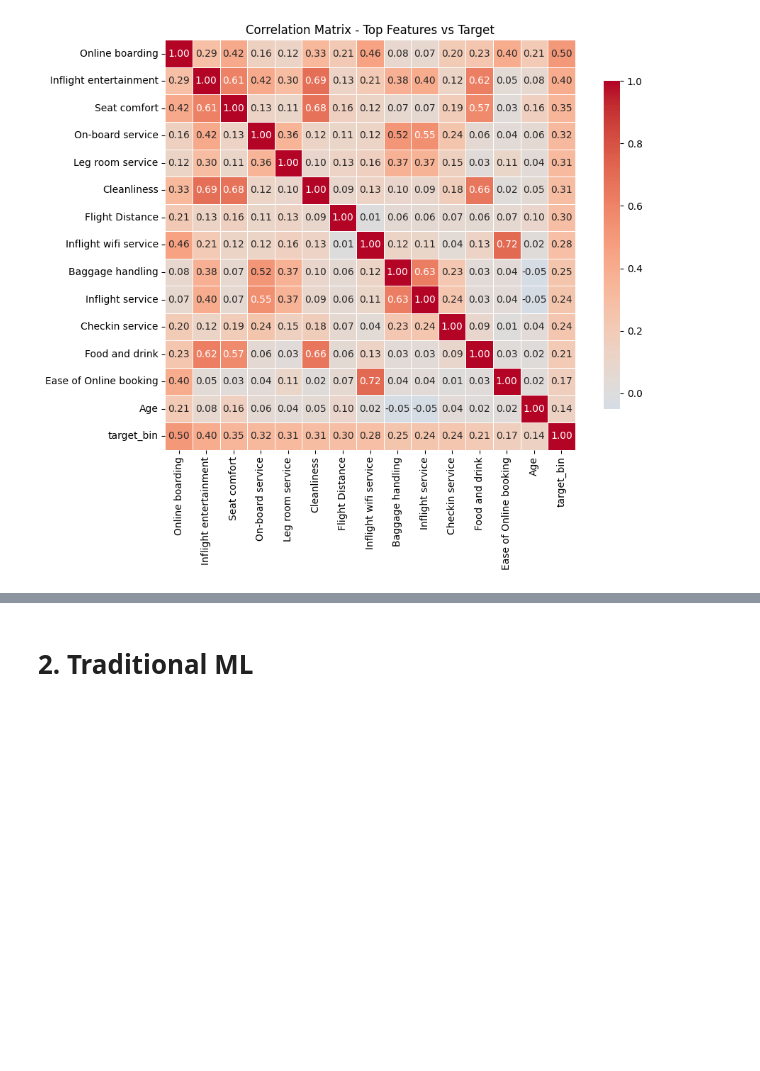
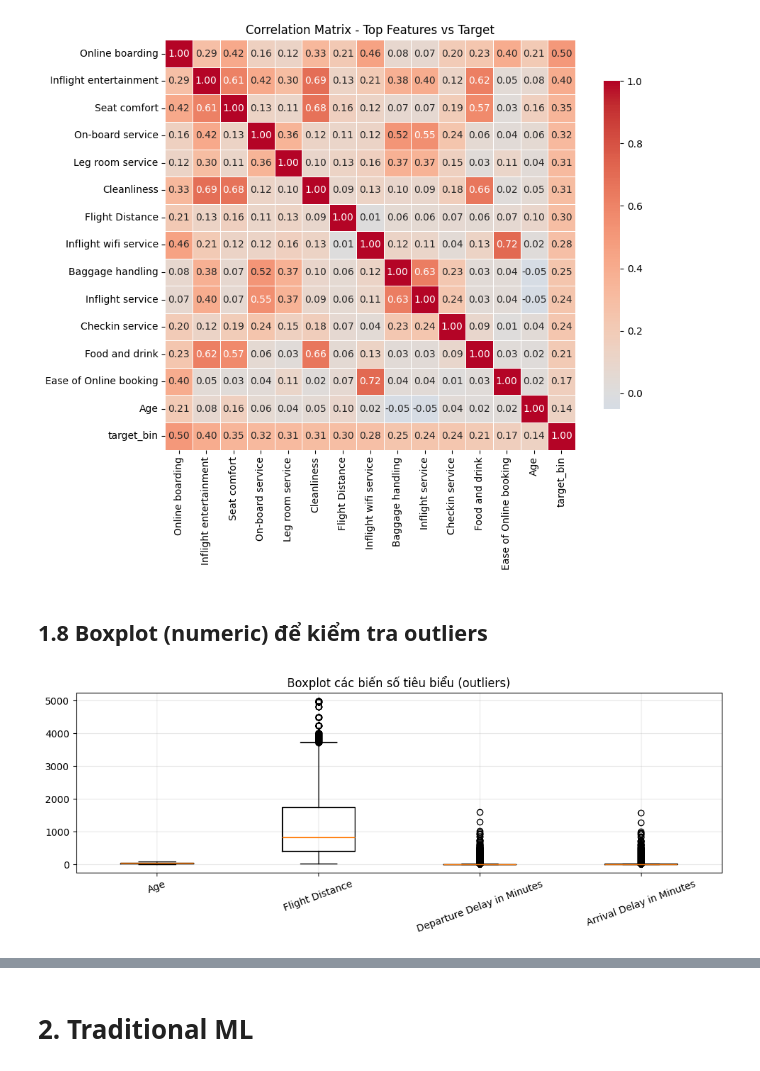
Before and after one commit to bachkhmt/ML_252, a Jupyter notebook: notebooks/CaoKhoa.ipynb, the cells around one changed output, grey strips where cells are left out. Drawn from its saved outputs; the diff is of its cells as text; code cells hidden in the pictures; blank space fills up the shorter version.

```diff
--- a/notebooks/CaoKhoa.ipynb
+++ b/notebooks/CaoKhoa.ipynb
@@ -33,7 +33,7 @@ warnings.filterwarnings("ignore")
 # Ví dụ:
 #   CLI_ARGS = "--out_dir /content/drive/MyDrive/ML_Project/runs/exp1/ --fast"
 # CLI_ARGS = "--out_dir /content/drive/MyDrive/ML_Project/runs/exp1/ --fast"
-CLI_ARGS = ""
+CLI_ARGS = "--out_dir outputs"
 
 def parse_args(cli_args: str = ""):
     parser = argparse.ArgumentParser(add_help=False)
@@ -424,3 +436,23 @@ plt.show()
 | Arrival Delay in Minutes | -0.057582 |
 [figure]
 [figure]
+# %% [markdown]
+## 1.8 Boxplot (numeric) để kiểm tra outliers
+# %%
+
+# 1.8) Boxplot một vài cột số (outliers)
+import matplotlib.pyplot as plt
+
+num_cols_focus = [c for c in ["Age", "Flight Distance", "Departure Delay in Minutes", "Arrival Delay in Minutes"] if c in X_full.columns]
+if len(num_cols_focus) == 0:
+    print("Không tìm thấy các cột số tiêu biểu để vẽ boxplot.")
+else:
+    fig, ax = plt.subplots(figsize=(10, 4))
+    ax.boxplot([X_full[c].dropna().values for c in num_cols_focus], labels=num_cols_focus, showfliers=True)
+    ax.set_title("Boxplot các biến số tiêu biểu (outliers)")
+    ax.tick_params(axis="x", rotation=20)
+    ax.grid(True, alpha=0.3)
+    plt.tight_layout()
+    plt.show()
+# %% [output]
+[figure, added]
```
Also changed, not shown: parts of 11 cells of this notebook.
